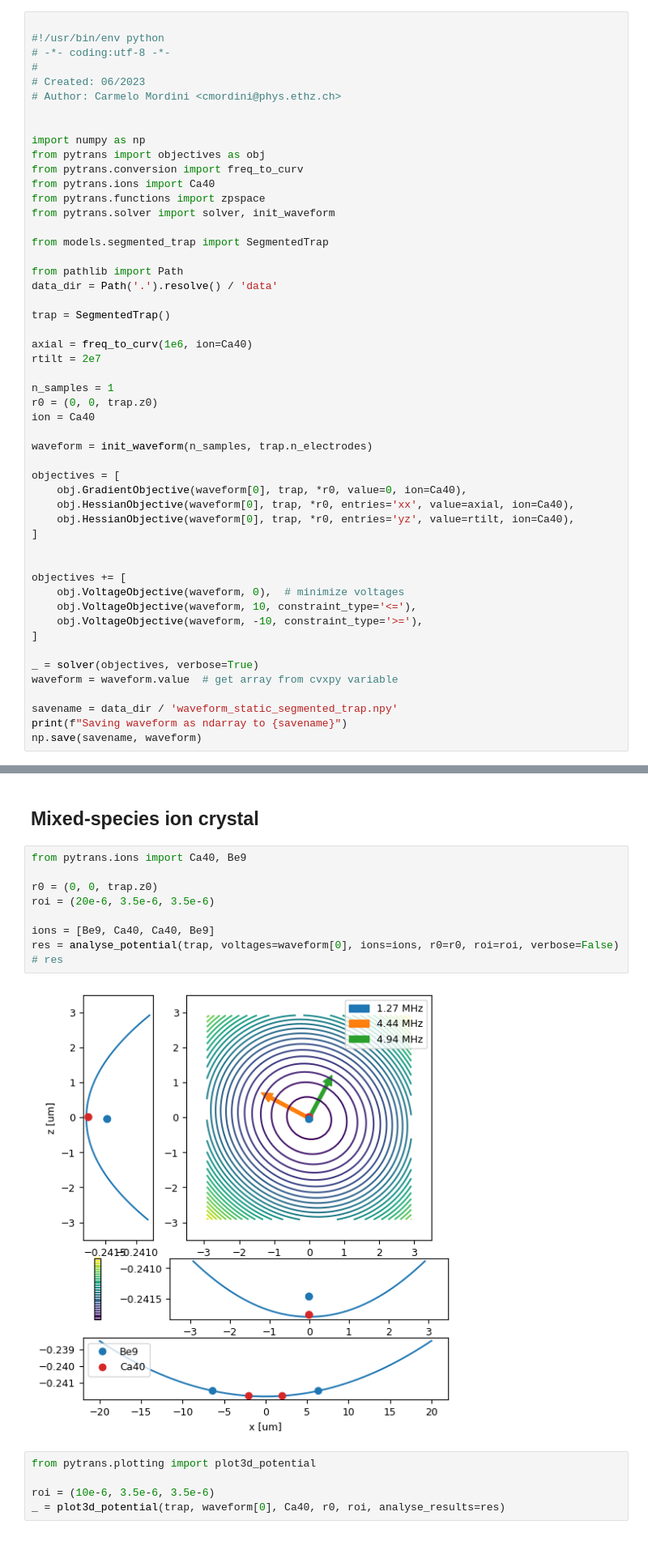
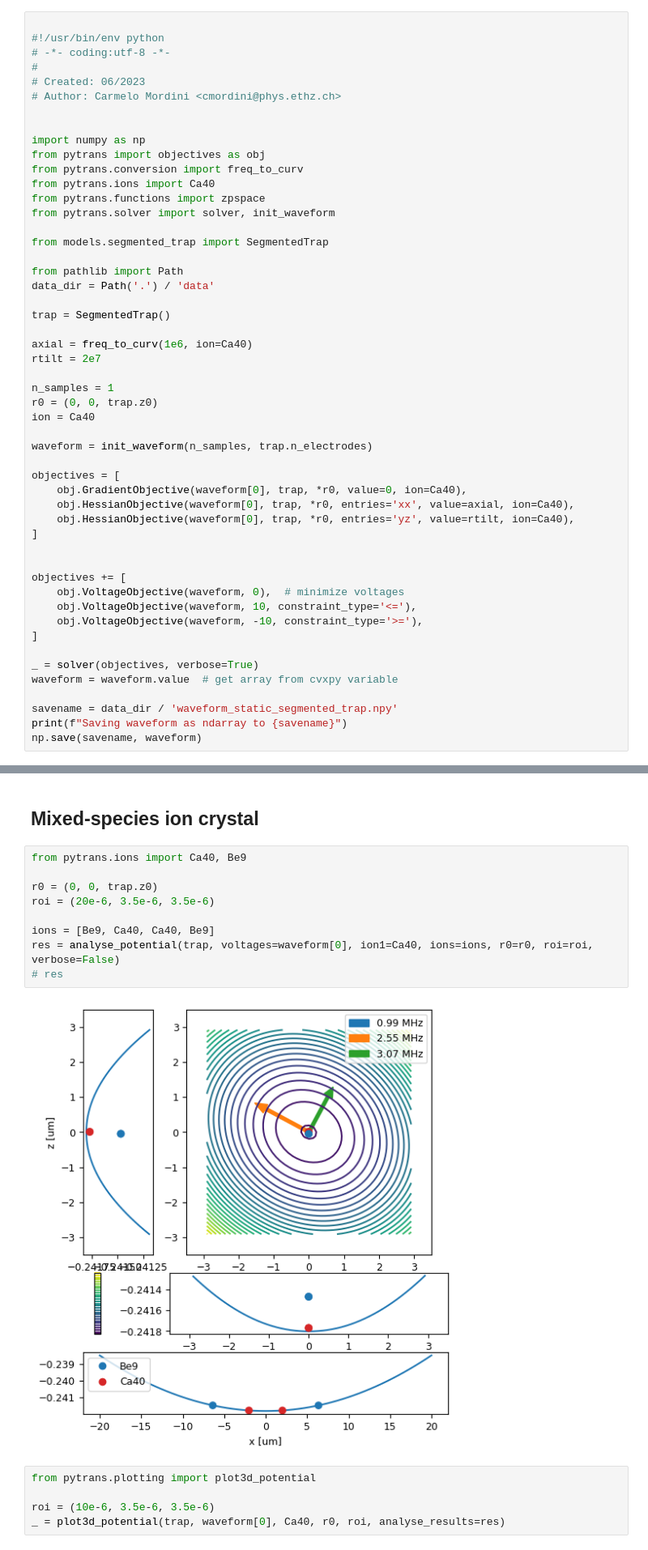
Before and after one commit to tiqi-group/pytrans-examples, a Jupyter notebook: examples/01_static_potential.ipynb, the cells around one changed output, grey strips where cells are left out. Shown at 81% size. Cells and saved outputs as stored; diff of their text form.

```diff
--- a/examples/01_static_potential.ipynb
+++ b/examples/01_static_potential.ipynb
@@ -22,7 +22,7 @@ from pytrans.solver import solver, init_waveform
 from models.segmented_trap import SegmentedTrap
 
 from pathlib import Path
-data_dir = Path('.').resolve() / 'data'
+data_dir = Path('.') / 'data'
 
 trap = SegmentedTrap()
 
@@ -139,14 +122,14 @@ _ = plot_voltages_on_trap(trap, waveform[0])
 # %%
 from pytrans.ions import Ca40, Be9
 
 r0 = (0, 0, trap.z0)
 roi = (20e-6, 3.5e-6, 3.5e-6)
 
 ions = [Be9, Ca40, Ca40, Be9]
-res = analyse_potential(trap, voltages=waveform[0], ions=ions, r0=r0, roi=roi, verbose=False)
+res = analyse_potential(trap, voltages=waveform[0], ion1=Ca40, ions=ions, r0=r0, roi=roi, verbose=False)
 # res
 # %% [output]
-[figure, old version]
+[figure, new version]
 # %%
 from pytrans.plotting import plot3d_potential
 
```
Also changed, not shown: parts of 2 cells of this notebook, 4 other files.
